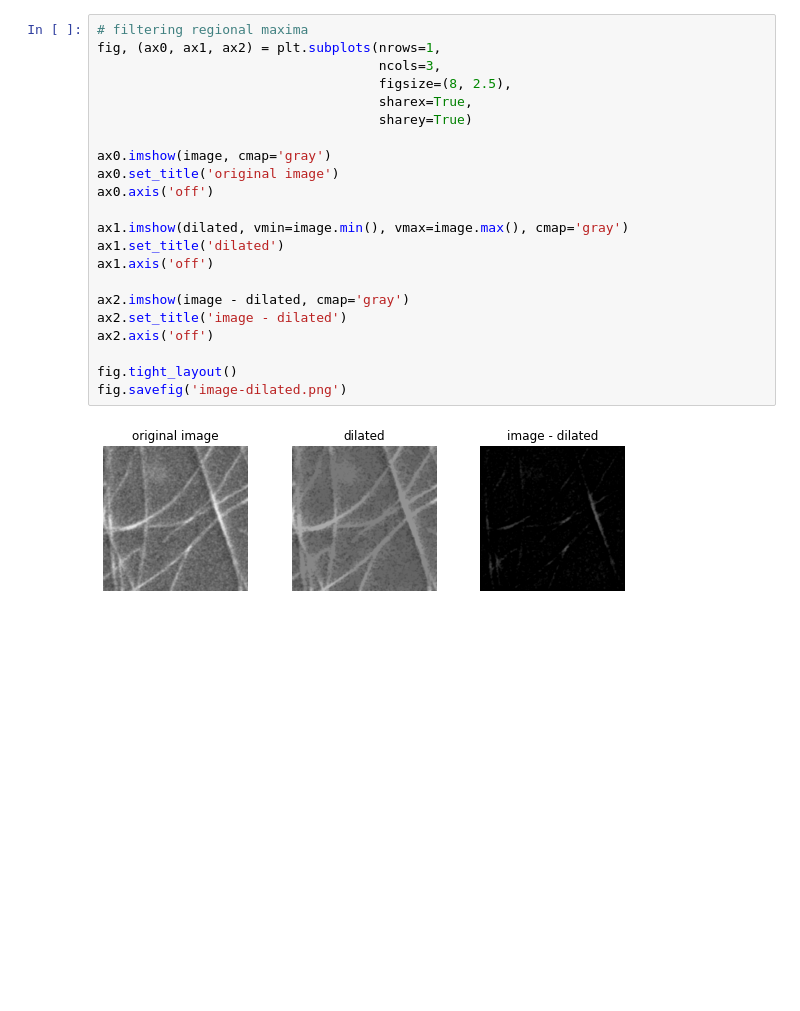
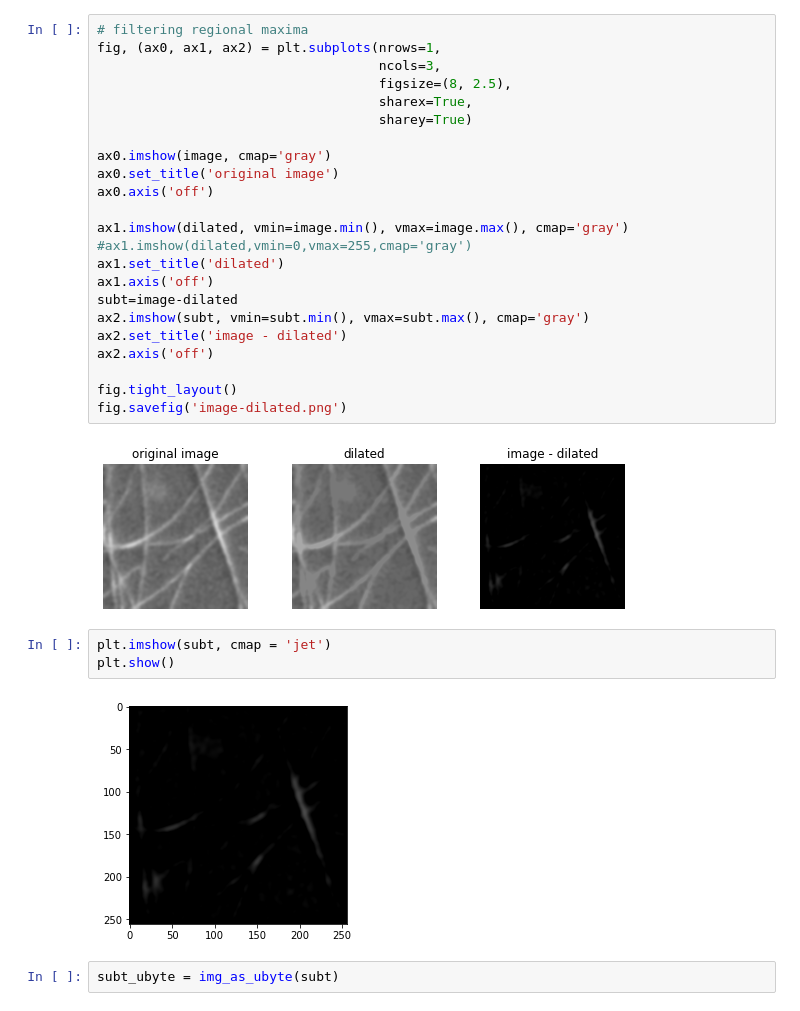
Before and after one commit to hiroshifuruta/hedgehog, a Jupyter notebook: hog.ipynb, the cells around one changed output. Cells and saved outputs as stored; diff of their text form; blank space fills up the shorter version.

```diff
--- a/hog.ipynb
+++ b/hog.ipynb
@@ -44,10 +54,11 @@ ax0.set_title('original image')
 ax0.axis('off')
 
 ax1.imshow(dilated, vmin=image.min(), vmax=image.max(), cmap='gray')
+#ax1.imshow(dilated,vmin=0,vmax=255,cmap='gray')
 ax1.set_title('dilated')
 ax1.axis('off')
-
-ax2.imshow(image - dilated, cmap='gray')
+subt=image-dilated
+ax2.imshow(subt, vmin=subt.min(), vmax=subt.max(), cmap='gray')
 ax2.set_title('image - dilated')
 ax2.axis('off')
 
@@ -55,3 +66,10 @@ fig.tight_layout()
 fig.savefig('image-dilated.png')
 # %% [output]
 [figure]
+# %%
+plt.imshow(subt, cmap = 'jet')
+plt.show()
+# %% [output]
+[figure, added]
+# %%
+subt_ubyte = img_as_ubyte(subt)
```
Also changed, not shown: parts of 10 cells of this notebook, 1 other file.
